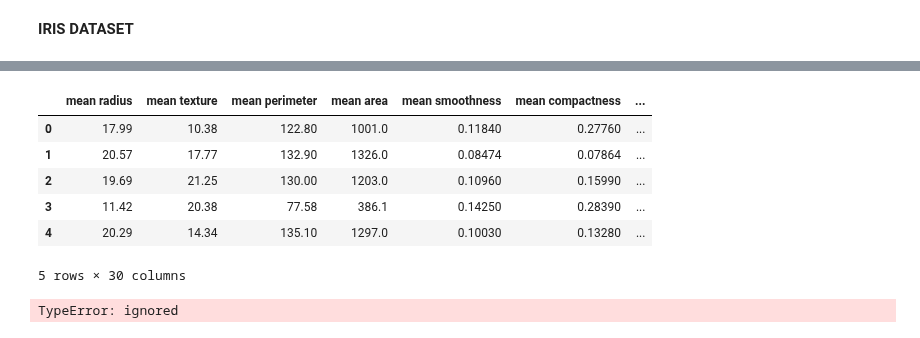
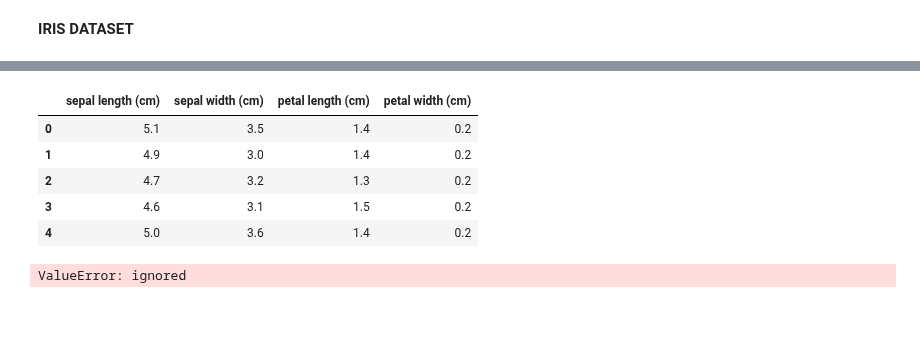
Before and after one commit to Guhan2348519/ADVANCED-ML-tasks, a Jupyter notebook: 2348519_lab6.ipynb, the cells around one changed output, grey strips where cells are left out. Drawn from its saved outputs; the diff is of its cells as text; code cells hidden in the pictures.

```diff
--- a/2348519_lab6.ipynb
+++ b/2348519_lab6.ipynb
@@ -197,16 +216,10 @@ print(iris_data)
 # %%
-dataframe = pd.DataFrame(cancer_data['data'],columns=cancer_data['feature_names'])
-df.head()
+dataframe = pd.DataFrame(iris_data['data'],columns=iris_data['feature_names'])
+dataframe.head()
 # %% [output]
-|  | mean radius | mean texture | mean perimeter | mean area | mean smoothness | mean compactness | ... |
-| 0 | 17.99 | 10.38 | 122.80 | 1001.0 | 0.11840 | 0.27760 | ... |
-| 1 | 20.57 | 17.77 | 132.90 | 1326.0 | 0.08474 | 0.07864 | ... |
-| 2 | 19.69 | 21.25 | 130.00 | 1203.0 | 0.10960 | 0.15990 | ... |
-| 3 | 11.42 | 20.38 | 77.58 | 386.1 | 0.14250 | 0.28390 | ... |
-| 4 | 20.29 | 14.34 | 135.10 | 1297.0 | 0.10030 | 0.13280 | ... |
+|  | sepal length (cm) | sepal width (cm) | petal length (cm) | petal width (cm) |
+| 0 | 5.1 | 3.5 | 1.4 | 0.2 |
+| 1 | 4.9 | 3.0 | 1.4 | 0.2 |
+| 2 | 4.7 | 3.2 | 1.3 | 0.2 |
+| 3 | 4.6 | 3.1 | 1.5 | 0.2 |
+| 4 | 5.0 | 3.6 | 1.4 | 0.2 |
-5 rows × 30 columns
-# %%
-iris_X = iris_data[['SepalLengthCm', 'SepalWidthCm', 'PetalLengthCm', 'PetalWidthCm']]
-iris_Y = iris_data['Species']
-# %% [output]
-TypeError: ignored
@@ -212,0 +233,18 @@ TypeError: ignored
+# %%
+from sklearn.metrics import accuracy_score
+X_train, X_test, y_train, y_test = train_test_split(scale_data, y, test_size=0.3, random_state=42)
+classifiers = [
+    ('K-Nearest Neighbors', KNeighborsClassifier()),
+    ('Decision Tree', DecisionTreeClassifier(random_state=42)),
+    ('Random Forest', RandomForestClassifier(random_state=42))
+]
+
+for clf_name, clf in classifiers:
+    print(f"{clf_name}:")
+    print("Before Dimensionality Reduction : ")
+    clf.fit(X_train, y_train)
+    y_pred = clf.predict(X_test)
+    acc_bef_reduction = accuracy_score(y_test, y_pred)
+    print(f"Accuracy Score: {acc_bef_reduction:.4f} ")
+# %% [output]
+ValueError: ignored
```
Also changed, not shown: parts of 2 cells of this notebook.
